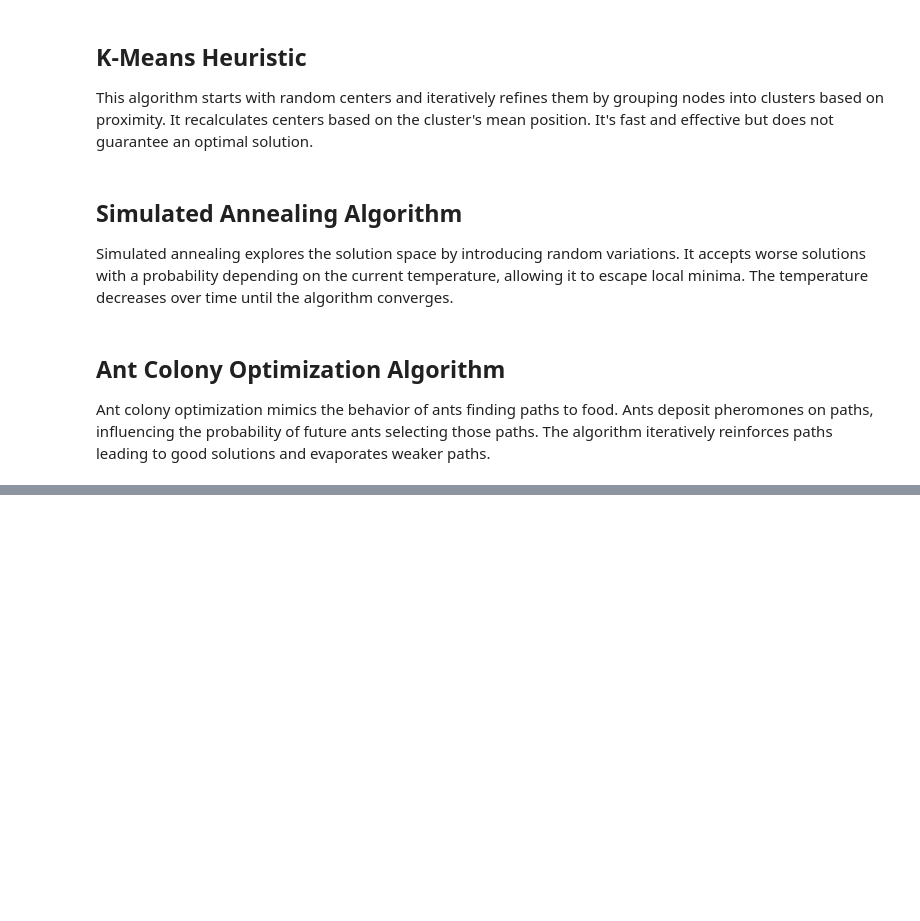
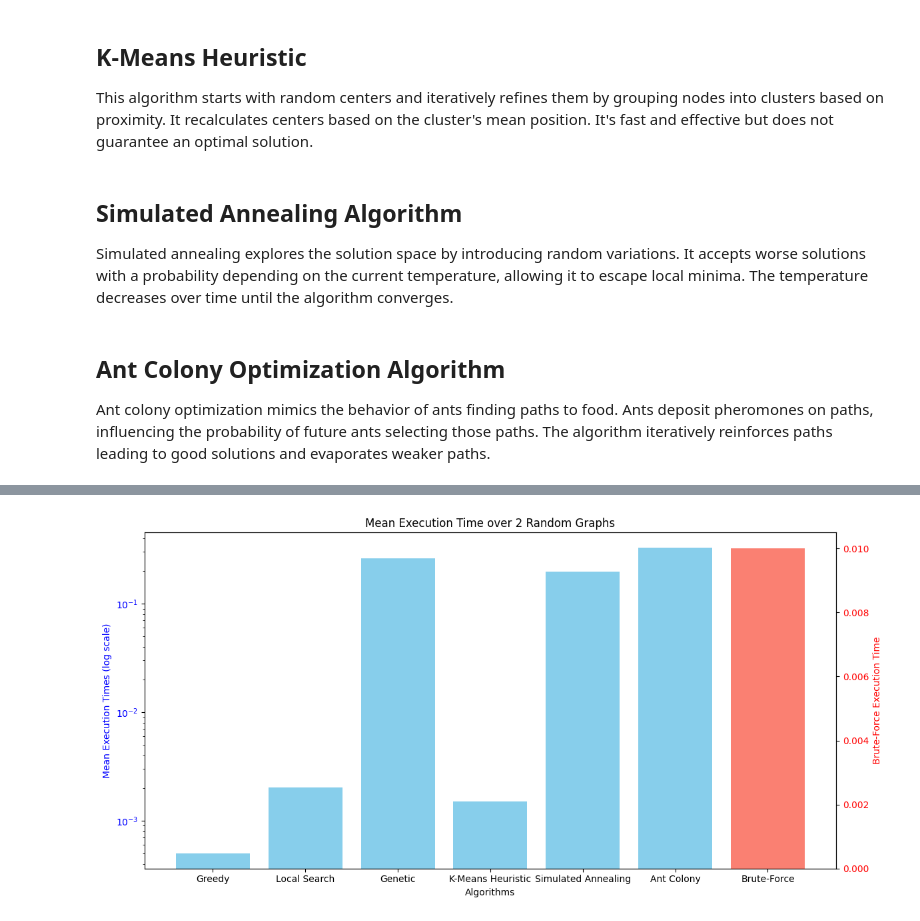
Before and after one commit to Jovan21037/RI-project, a Jupyter notebook: src/algorithms.ipynb, the cells around one changed output, grey strips where cells are left out. Drawn from its saved outputs; the diff is of its cells as text; code cells hidden in the pictures; blank space fills up the shorter version.

Commit message:
added new examples and fixing old code

```diff
--- a/src/algorithms.ipynb
+++ b/src/algorithms.ipynb
@@ -342,13 +342,14 @@ def visualize_graph(graph, centers, radius, title, color):
     plt.show()
 # %%
+def measure_execution_time_and_radius_random_graphs(num_graphs, num_nodes, k, algorithms, position_range):
 
-def measure_execution_time_and_radius_random_graphs(num_graphs, num_nodes, k, algorithms):
     execution_times = {name: [] for name in algorithms}
     radius_results = {name: [] for name in algorithms}
 
     for _ in range(num_graphs):
-        # Generate a random graph
-        positions = [(random.randint(0, 20), random.randint(0, 20)) for _ in range(num_nodes)]
+        # Generate a random graph with positions in the specified range
+        min_value, max_value = position_range
+        positions = [(random.randint(min_value, max_value), random.randint(min_value, max_value)) for _ in range(num_nodes)]
         graph = Graph(num_nodes, positions)
 
         for name, algo in algorithms.items():
@@ -506,0 +406,85 @@ Visualizing the specific graph...
+# %%
+def main():
+    # Define sets of parameters for three examples
+    examples = [
+        {"num_graphs": 2, "num_nodes": 10, "k": 4, "position_range": (0, 10)},
+        {"num_graphs": 2, "num_nodes": 15, "k": 6, "position_range": (0, 20)},
+        {"num_graphs": 2, "num_nodes": 20, "k": 8, "position_range": (0, 30)},
+    ]
+
+    example_positions = [
+        [(4.42878431386921, 9.885654987213213), (1.498971150539402, 5.6116613620485625), (3.7781867153547055, 5.240832439390248), (2.6255783578055016, 2.982446582970548), (0.07754193921566843, 7.6781859059213), (8.214352616915727, 8.132231057026466), (4.742150972251813, 2.592263620605826), (7.723881006589073, 0.5238672066535033), (0.5609446843183796, 9.949375855829556), (8.132466590375078, 5.528738606248896)],
+        [(9.87699151618122, 15.018792947526896), (8.461376921928593, 0.2669138208905397), (7.927890839372116, 5.217752898964571), (1.6933838084780173, 17.309963332596535), (18.52887598165468, 4.299616175853183), (4.056240499618768, 2.441101597928621), (7.273691764645587, 14.513493428087587), (12.055570347790074, 4.17645703029506), (6.776132186213914, 3.2555424636430397), (7.023372270175501, 11.879740230866426), (15.457726446250685, 7.996719229687777), (18.581943218734374, 11.014759414030697), (12.38361544755756, 0.02866267028984293), (6.424767970539953, 19.71652099972638), (0.8335881452378158, 0.36837390069712317)],
+        [(24.613280755180593, 4.480285857772222), (10.056474706087343, 27.268132049334408), (17.604640321253044, 27.55606281478253), (19.818255264455715, 4.807157197344582), (11.63221873734969, 16.74603026737616), (19.04835640785252, 29.15222679107402), (8.292990878157138, 13.964533127066614), (20.601523583141574, 19.268248597097593), (22.415293993575517, 3.5921591378258344), (21.56348654899588, 23.742804535075372), (13.540588802735785, 19.493322288882585), (12.909812729386926, 11.154880647702589), (18.122851239564078, 24.8108487536737), (4.142420340010268, 1.854220512442012), (5.296435414036419, 3.6198838281346335), (29.769189290342783, 29.068983196255715), (0.11364025411012002, 16.44430048384541), (10.7681993151314, 9.882816359922357), (14.748970372460828, 24.588420784533945), (29.100233624533484, 5.633794064955605)]    ]
+
+
+    # Define algorithms
+    algorithms = {
+        "Brute-Force": brute_force_k_center,
+        "Greedy": greedy_k_center,
+        "Local Search": local_search_k_center,
+        "Genetic": genetic_k_center,
+        "K-Means Heuristic": k_means_heuristic,
+        "Simulated Annealing": simulated_annealing_k_center,
+        "Ant Colony": ant_colony_k_center,
+    }
+
+    # Define colors for each algorithm
+    colors = {
+        "Brute-Force": "red",
+        "Greedy": "blue",
+        "Local Search": "green",
+        "Genetic": "purple",
+        "K-Means Heuristic": "orange",
+        "Simulated Annealing": "yellow",
+        "Ant Colony": "brown",
+    }
+
+    # Process each example
+    for idx, params in enumerate(examples, start=1):
+        print(f"\nRunning Example {idx} with Parameters: {params}")
+
+        # Measure execution time and radius across random graphs
+        execution_times, radius_results = measure_execution_time_and_radius_random_graphs(
+            params["num_graphs"], params["num_nodes"], params["k"], algorithms, params["position_range"]
+        )
+
+        # Plot execution times (dual-axis for small and large times)
+        plot_execution_times_dual_axis(execution_times, params["num_graphs"])
+
+        # Plot radius results
+        plot_radius_results(radius_results, params["num_graphs"])
+
+        # Print summary for each algorithm
+        print(f"\nExample {idx} Algorithm Performance Summary:")
+        for name, radii in radius_results.items():
+            min_radius = min(radii)
+            mean_radius = np.mean(radii)
+            mean_time = np.mean(execution_times[name])
+            print(f"{name}: Min Radius = {min_radius:.4f}, Mean Radius = {mean_radius:.4f}, Mean Execution Time = {mean_time:.4f}s")
+
+        # Identify the best algorithm based on minimum mean radius
+        best_algorithm = min(radius_results, key=lambda x: np.mean(radius_results[x]))
+        print(f"\nBest Algorithm for Example {idx}: {best_algorithm} with Mean Radius = {np.mean(radius_results[best_algorithm]):.4f}")
+
+        # Get specific positions from example positions
+        specific_positions = example_positions[idx-1]
+
+        # Visualize the specific graph for this example
+        print(f"Visualizing the specific graph for Example {idx}...")
+        graph = Graph(len(specific_positions), specific_positions)
+        for name, algo in algorithms.items():
+            print(f"Visualizing with {name}...")
+            centers, radius = algo(graph, params["k"])
+            visualize_graph(
+                graph,
+                centers,
+                radius,
+                f"Example {idx} - {name}",
+                colors.get(name, "gray")  # Use the predefined color for the algorithm
+            )
+
+
+if __name__ == "__main__":
+    main()
+# %% [output]
@@ -506,0 +492 @@ Visualizing the specific graph...
+[figure, added]
```
Also changed, not shown: parts of 4 cells of this notebook.
